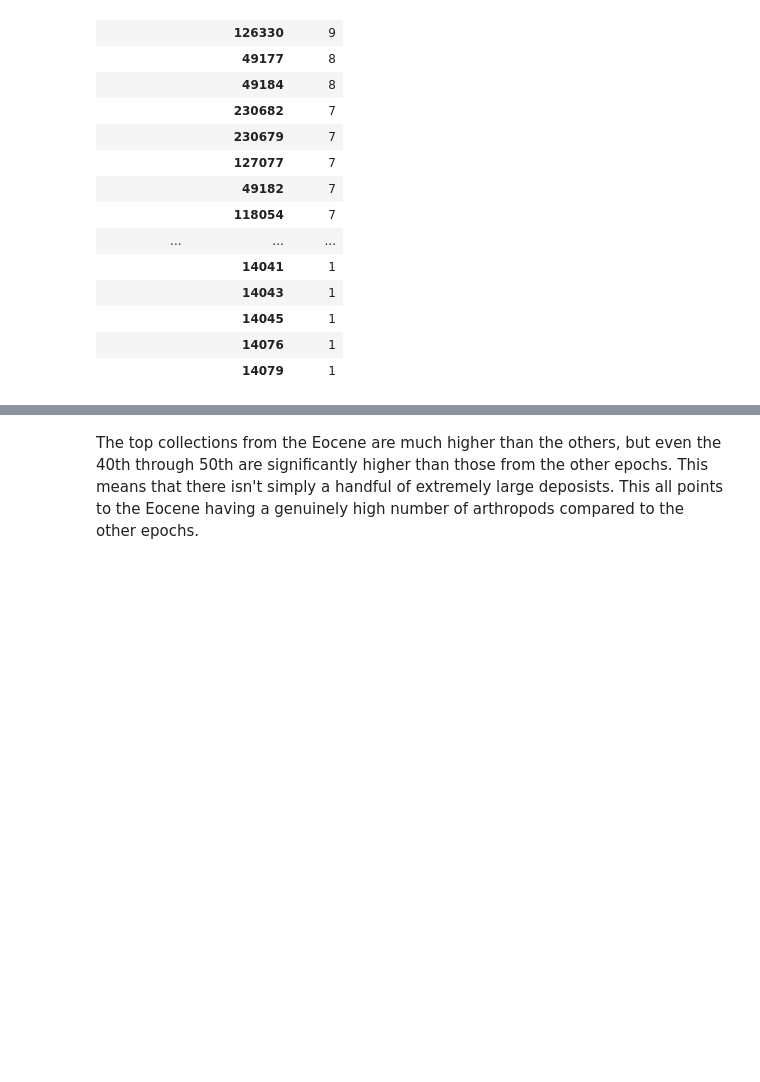
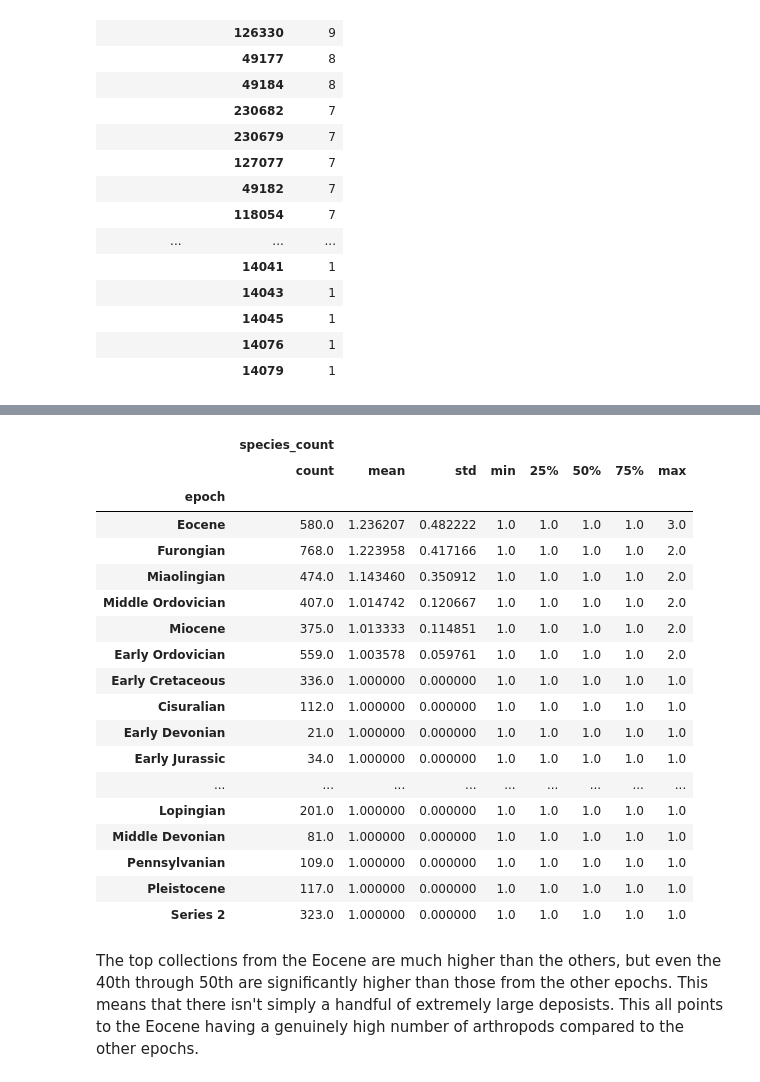
Before and after one commit to Dworlock11/Arthropod-Fossil-Diversity-Analysis, a Jupyter notebook: notebooks/02_analysis.ipynb, the cells around one changed output, grey strips where cells are left out. Cells and saved outputs as stored; diff of their text form; code cells hidden in the pictures; blank space fills up the shorter version.

```diff
--- a/notebooks/02_analysis.ipynb
+++ b/notebooks/02_analysis.ipynb
@@ -536,2 +585,35 @@ forty_to_fifty_coll_counts
+# %%
+top_20_coll_stats_per_epoch = (
+    arth_data.groupby(["epoch", "collection_no"])
+      .agg(species_count=("accepted_name", "nunique"))
+      .sort_values("species_count", ascending=False)
+      .groupby("epoch")
+      .tail(-200)
+      .groupby("epoch")
+      .describe()
+      .sort_values(("species_count", "mean"), ascending=False)
+)
+
+top_20_coll_stats_per_epoch
+# %% [output]
+|  | species_count |  |  |  |  |  |  |  |
+|  | count | mean | std | min | 25% | 50% | 75% | max |
+| epoch |  |  |  |  |  |  |  |  |
+| Eocene | 580.0 | 1.236207 | 0.482222 | 1.0 | 1.0 | 1.0 | 1.0 | 3.0 |
+| Furongian | 768.0 | 1.223958 | 0.417166 | 1.0 | 1.0 | 1.0 | 1.0 | 2.0 |
+| Miaolingian | 474.0 | 1.143460 | 0.350912 | 1.0 | 1.0 | 1.0 | 1.0 | 2.0 |
+| Middle Ordovician | 407.0 | 1.014742 | 0.120667 | 1.0 | 1.0 | 1.0 | 1.0 | 2.0 |
+| Miocene | 375.0 | 1.013333 | 0.114851 | 1.0 | 1.0 | 1.0 | 1.0 | 2.0 |
+| Early Ordovician | 559.0 | 1.003578 | 0.059761 | 1.0 | 1.0 | 1.0 | 1.0 | 2.0 |
+| Early Cretaceous | 336.0 | 1.000000 | 0.000000 | 1.0 | 1.0 | 1.0 | 1.0 | 1.0 |
+| Cisuralian | 112.0 | 1.000000 | 0.000000 | 1.0 | 1.0 | 1.0 | 1.0 | 1.0 |
+| Early Devonian | 21.0 | 1.000000 | 0.000000 | 1.0 | 1.0 | 1.0 | 1.0 | 1.0 |
+| Early Jurassic | 34.0 | 1.000000 | 0.000000 | 1.0 | 1.0 | 1.0 | 1.0 | 1.0 |
+| ... | ... | ... | ... | ... | ... | ... | ... | ... |
+| Lopingian | 201.0 | 1.000000 | 0.000000 | 1.0 | 1.0 | 1.0 | 1.0 | 1.0 |
+| Middle Devonian | 81.0 | 1.000000 | 0.000000 | 1.0 | 1.0 | 1.0 | 1.0 | 1.0 |
+| Pennsylvanian | 109.0 | 1.000000 | 0.000000 | 1.0 | 1.0 | 1.0 | 1.0 | 1.0 |
+| Pleistocene | 117.0 | 1.000000 | 0.000000 | 1.0 | 1.0 | 1.0 | 1.0 | 1.0 |
+| Series 2 | 323.0 | 1.000000 | 0.000000 | 1.0 | 1.0 | 1.0 | 1.0 | 1.0 |
 # %% [markdown]
 The top collections from the Eocene are much higher than the others, but even the 40th through 50th are significantly higher than those from the other epochs. This means that there isn't simply a handful of extremely large deposists. This all points to the Eocene having a genuinely high number of arthropods compared to the other epochs.
```
Also changed, not shown: parts of 9 cells of this notebook.
